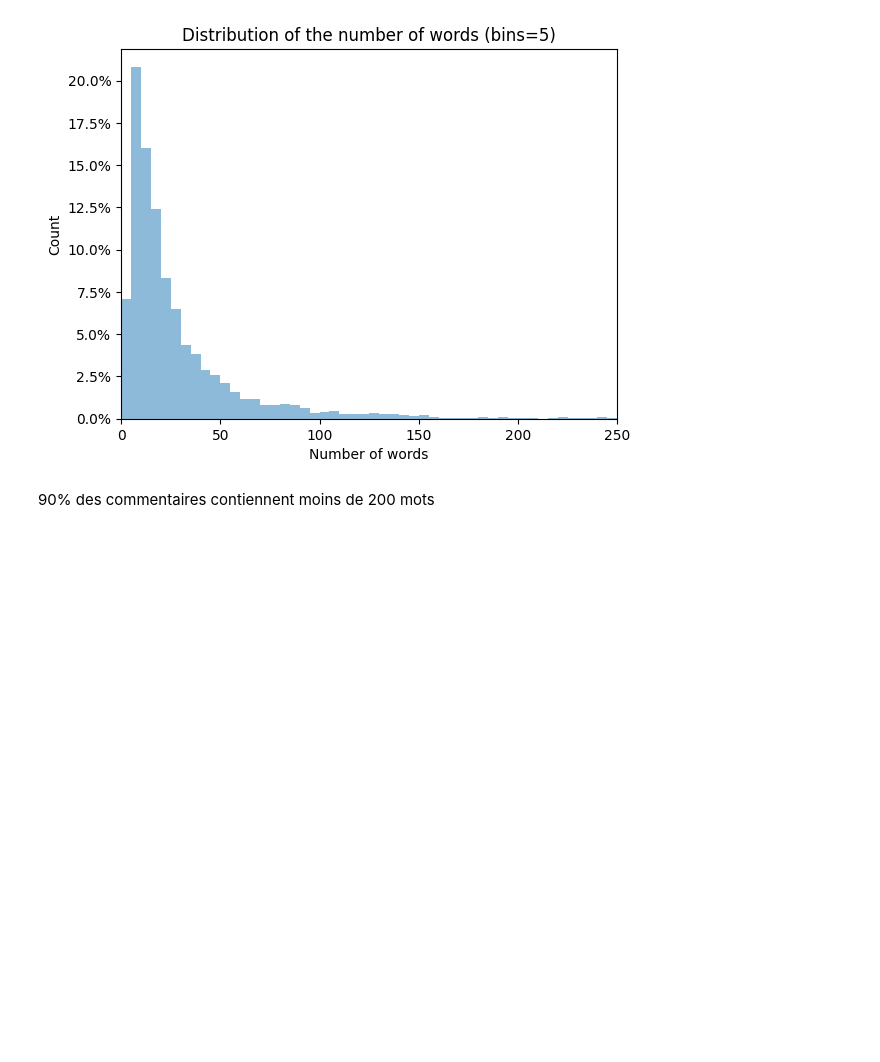
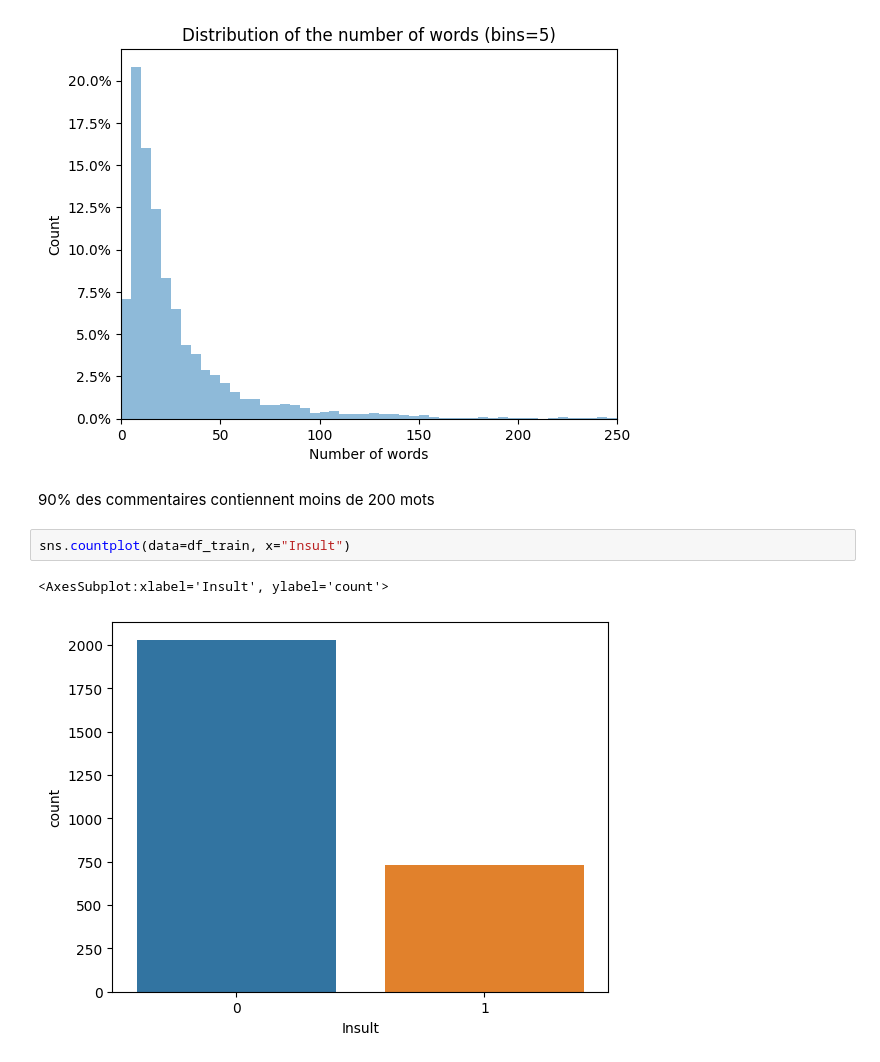
Before and after one commit to Mouni0816/OnlineInsultDetection, a Jupyter notebook: Notebooks/1_Cleaning.ipynb, the cells around one changed output. Saved outputs shown, nothing was run; the diff lists cells and outputs as text; blank space fills up the shorter version.

```diff
--- a/Notebooks/1_Cleaning.ipynb
+++ b/Notebooks/1_Cleaning.ipynb
@@ -145,3 +146,8 @@ plt.show()
 [figure]
 # %% [markdown]
 90% des commentaires contiennent moins de 200 mots
+# %%
+sns.countplot(data=df_train, x="Insult")
+# %% [output]
+<AxesSubplot:xlabel='Insult', ylabel='count'>
+[figure, added]
```
Also changed, not shown: parts of 6 cells of this notebook, 1 other file.
